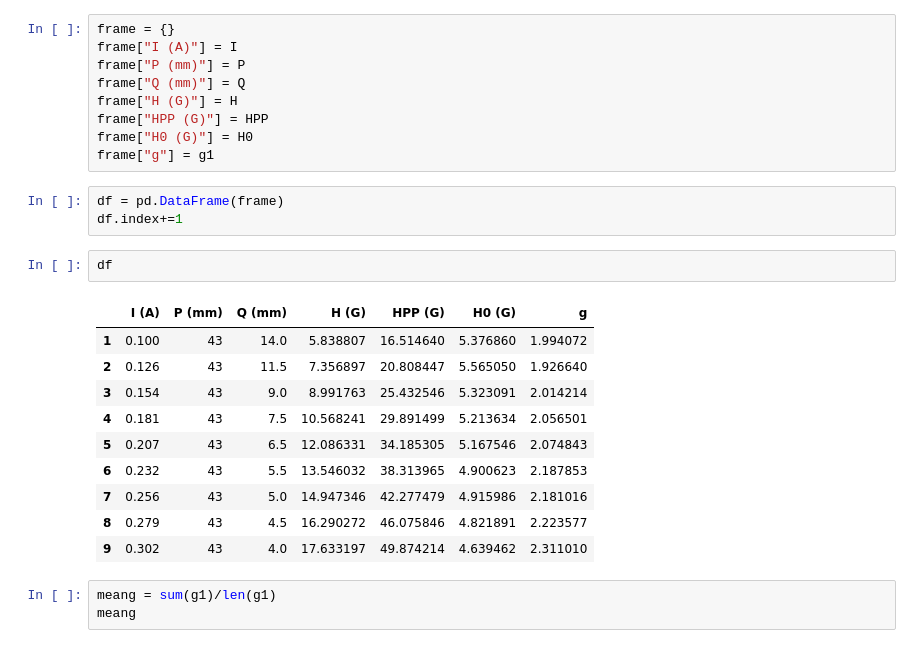
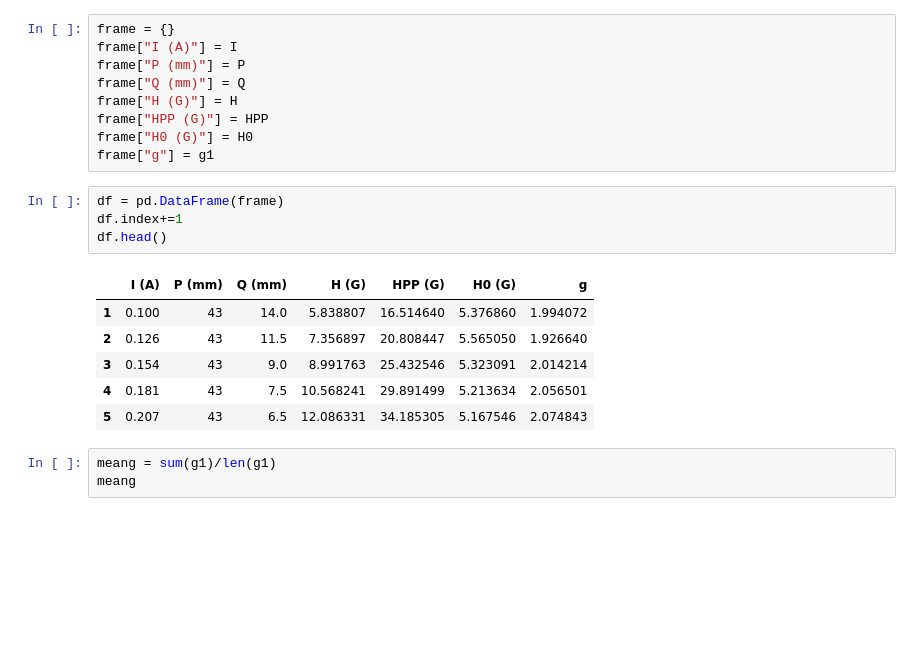
Before and after one commit to jithu7432/genlab-experiments, a Jupyter notebook: Electron Spin Resonance/test.ipynb, the cells around one changed output. Saved outputs shown, nothing was run; the diff lists cells and outputs as text; blank space fills up the shorter version.

```diff
--- a/Electron Spin Resonance/test.ipynb
+++ b/Electron Spin Resonance/test.ipynb
@@ -67,19 +67,14 @@ frame["g"] = g1
 # %%
 df = pd.DataFrame(frame)
 df.index+=1
+df.head()
+# %% [output]
+|  | I (A) | P (mm) | Q (mm) | H (G) | HPP (G) | H0 (G) | g |
+| 1 | 0.100 | 43 | 14.0 | 5.838807 | 16.514640 | 5.376860 | 1.994072 |
+| 2 | 0.126 | 43 | 11.5 | 7.356897 | 20.808447 | 5.565050 | 1.926640 |
+| 3 | 0.154 | 43 | 9.0 | 8.991763 | 25.432546 | 5.323091 | 2.014214 |
+| 4 | 0.181 | 43 | 7.5 | 10.568241 | 29.891499 | 5.213634 | 2.056501 |
+| 5 | 0.207 | 43 | 6.5 | 12.086331 | 34.185305 | 5.167546 | 2.074843 |
-# %%
-df
-# %% [output]
-|  | I (A) | P (mm) | Q (mm) | H (G) | HPP (G) | H0 (G) | g |
-| 1 | 0.100 | 43 | 14.0 | 5.838807 | 16.514640 | 5.376860 | 1.994072 |
-| 2 | 0.126 | 43 | 11.5 | 7.356897 | 20.808447 | 5.565050 | 1.926640 |
-| 3 | 0.154 | 43 | 9.0 | 8.991763 | 25.432546 | 5.323091 | 2.014214 |
-| 4 | 0.181 | 43 | 7.5 | 10.568241 | 29.891499 | 5.213634 | 2.056501 |
-| 5 | 0.207 | 43 | 6.5 | 12.086331 | 34.185305 | 5.167546 | 2.074843 |
-| 6 | 0.232 | 43 | 5.5 | 13.546032 | 38.313965 | 4.900623 | 2.187853 |
-| 7 | 0.256 | 43 | 5.0 | 14.947346 | 42.277479 | 4.915986 | 2.181016 |
-| 8 | 0.279 | 43 | 4.5 | 16.290272 | 46.075846 | 4.821891 | 2.223577 |
-| 9 | 0.302 | 43 | 4.0 | 17.633197 | 49.874214 | 4.639462 | 2.311010 |
 # %%
 meang = sum(g1)/len(g1)
 meang
```
Also changed, not shown: 1 other file.
